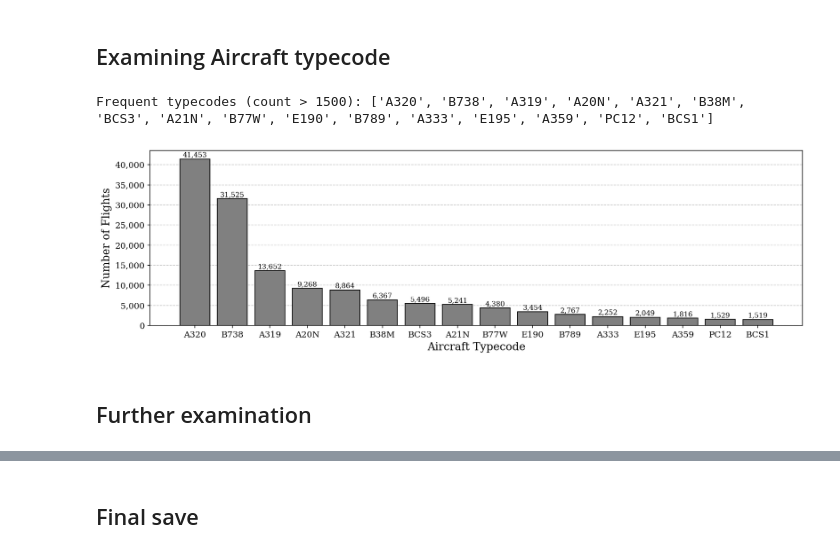
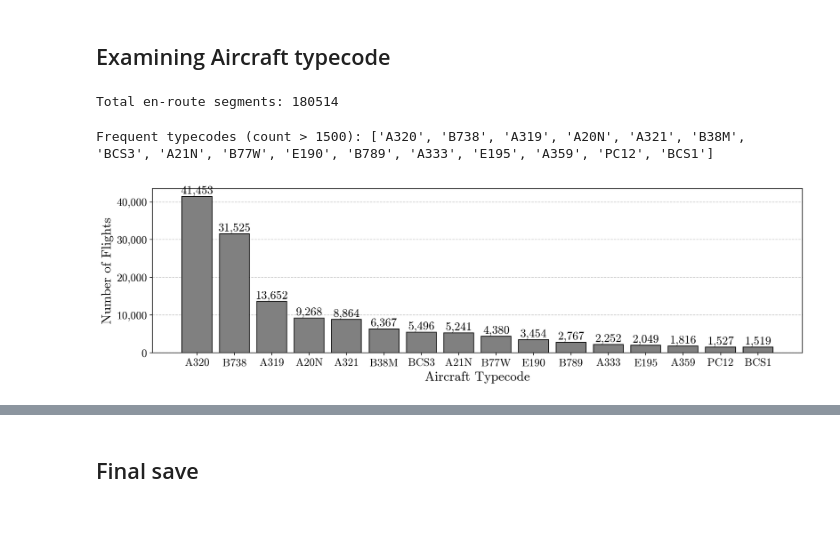
Before and after one commit to alexfustagueras/Stochastic_Aircraft_Trajectory_Prediction, a Jupyter notebook: 02a_filtering.ipynb, the cells around one changed output, grey strips where cells are left out. Cells and saved outputs as stored; diff of their text form; code cells hidden in the pictures; blank space fills up the shorter version.

```diff
--- a/02a_filtering.ipynb
+++ b/02a_filtering.ipynb
@@ -134,0 +104,18 @@ Total en-route segments: 192216
+# %%
+# --- Plotting Logic ---
+MIN_ALTITUDE = 19500 # feet
+MIN_LENGTH = 72     # seconds
+GAP = 1             # second
+
+raw_flight_for_plot = None
+extracted_segment_for_plot = None
+
+# Find a suitable flight and an extracted segment for plotting
+print("\nSearching for a suitable flight example for plotting...")
+for flight in tqdm(trajs, desc="Finding example flight"):
+    segments = filter_enroute_segments(flight, min_altitude=MIN_ALTITUDE, min_length=MIN_LENGTH, max_interp_gap=GAP)
+    if segments:
+        raw_flight_for_plot = flight
+        # Prioritize a longer segment for better visual representation
+        extracted_segment_for_plot = max(segments, key=lambda seg: len(seg.data))
+        break
@@ -135,5 +216,14 @@ Total en-route segments: 192216
 # %% [markdown]
 ## Examining Aircraft typecode
+# %%
+df = pd.read_parquet(
+    f"/store/fusg/VT1/training/v4/traffic_enroute_filtered.parquet"
+)
+df = df.loc[:, ~df.columns.str.startswith("__index_level_")]
+t_enroute = Traffic(df)
+print(f"Total en-route segments: {len(t_enroute)}")
+# %% [output]
+Total en-route segments: 180514
 # %%
 n = 1500
 
@@ -156,41 +246,39 @@ Frequent typecodes (count > 1500): ['A320', 'B738', 'A319', 'A20N', 'A321', 'B38
 # %%
 plt.rcParams.update({
     'text.usetex': False,
-    'font.family': 'serif',
-    'font.size': 12,
-    'axes.labelsize': 14,
-    'axes.titlesize': 16,
-    'xtick.labelsize': 11,
-    'ytick.labelsize': 11,
+    'font.family': 'cmr10',
+    'font.size': 16,
+    'axes.labelsize': 17,
+    'axes.titlesize': 18,
+    'xtick.labelsize': 14,
+    'ytick.labelsize': 14,
     'figure.dpi': 150
 })
 
 # Create figure
 fig, ax = plt.subplots(figsize=(13, 4))
 bars = ax.bar(counts.index, counts.values, color='gray', edgecolor='black')
 ax.set_axisbelow(True)
 ax.grid(axis='y', linestyle='--', alpha=0.7)
 
 for bar in bars:
     height = bar.get_height()
     ax.annotate(f'{height:,}',
                 xy=(bar.get_x() + bar.get_width() / 2, height),
                 xytext=(0, 0.5),
                 textcoords="offset points",
                 ha='center', va='bottom',
-                fontsize=9)
+                fontsize=15)
 
 import matplotlib.ticker as mticker
 ax.yaxis.set_major_formatter(mticker.FuncFormatter(lambda x, _: f'{int(x):,}'))
 
 # Add labels and title
 ax.set_xlabel('Aircraft Typecode')
 ax.set_ylabel('Number of Flights')
 #ax.set_title('Most Frequent Aircraft Typecodes')
 
 plt.tight_layout()
 plt.show()
 # %% [output]
-[figure, old version]
+[figure, new version]
-# %% [markdown]
-## Further examination
```
Also changed, not shown: parts of 19 cells of this notebook, 8 other files.
